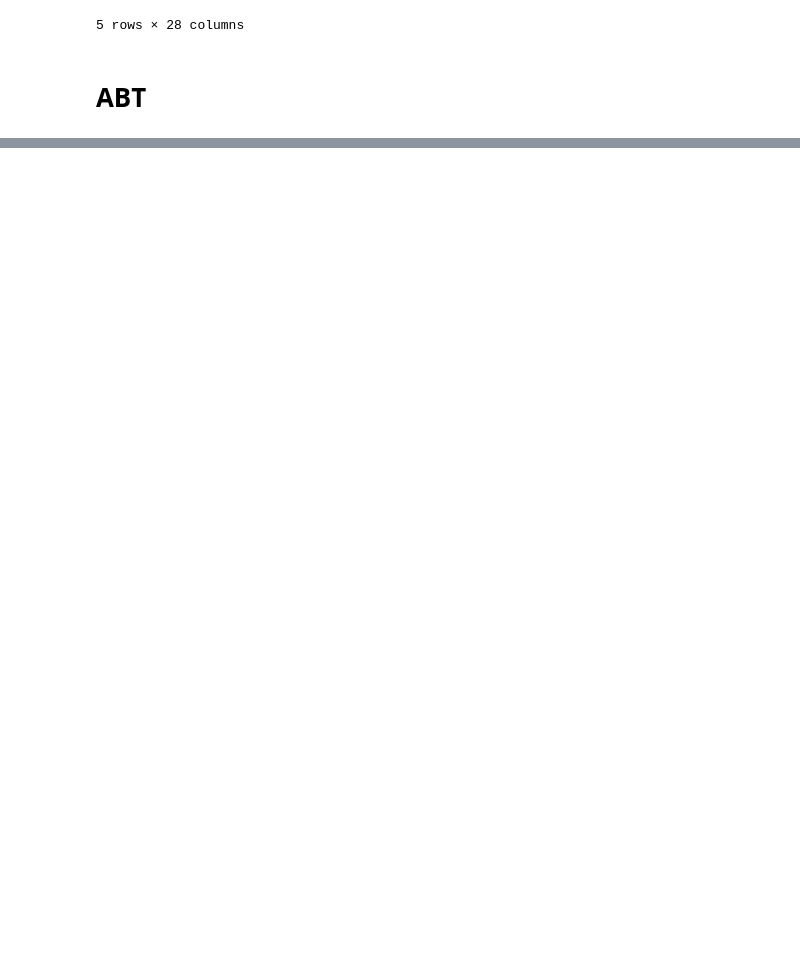
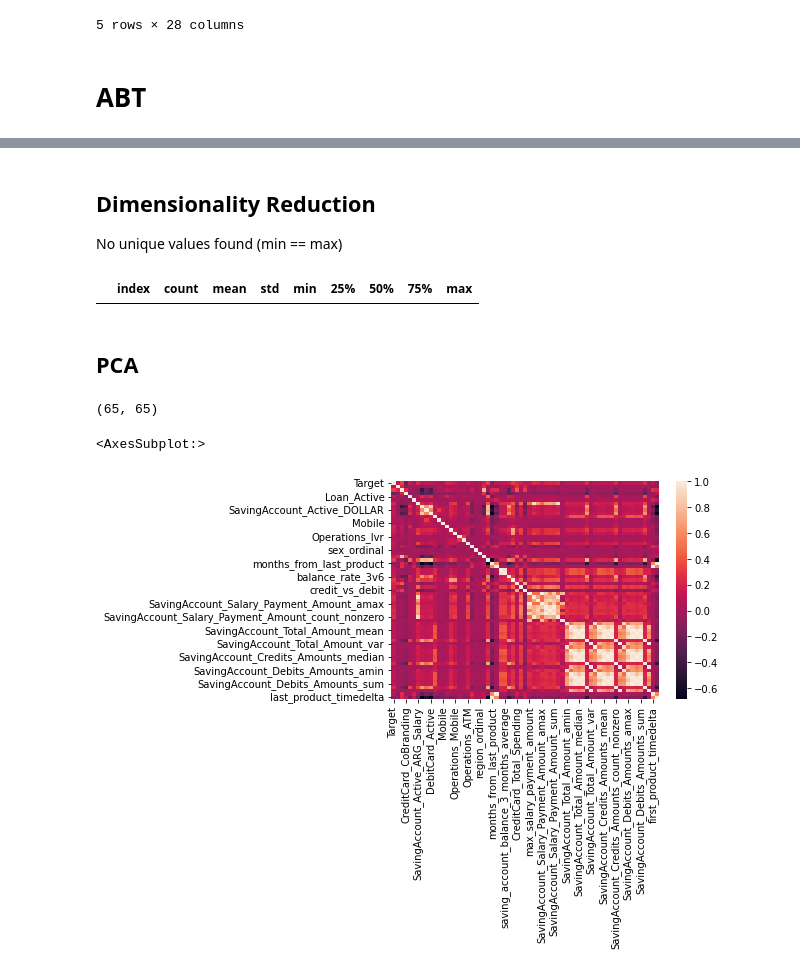
Before and after one commit to juancuiule/ml-utn-2c-2022, a Jupyter notebook: notebook.ipynb, the cells around one changed output, grey strips where cells are left out. Cells and saved outputs as stored; diff of their text form; code cells hidden in the pictures; blank space fills up the shorter version.

Commit message:
adds plots bivariate analysis

```diff
--- a/notebook.ipynb
+++ b/notebook.ipynb
@@ -831,0 +839,13 @@ memory usage: 11.9 MB
+# %% [markdown]
+## Dimensionality Reduction
+
+No unique values found (min == max)
+# %%
+describe_abt = abt.describe().T
+
+unique_values = describe_abt.loc[describe_abt['min'] == describe_abt['max']].reset_index()
+unique_values
+# %% [output]
+|  | index | count | mean | std | min | 25% | 50% | 75% | max |
+# %% [markdown]
+## PCA
@@ -831,0 +854,10 @@ memory usage: 11.9 MB
+# %%
+correlation = abt.corr()
+correlation.shape
+# %% [output]
+(65, 65)
+# %%
+sns.heatmap(correlation)
+# %% [output]
+<AxesSubplot:>
+[figure, added]
```
Also changed, not shown: parts of 18 cells of this notebook, 2 other files.
